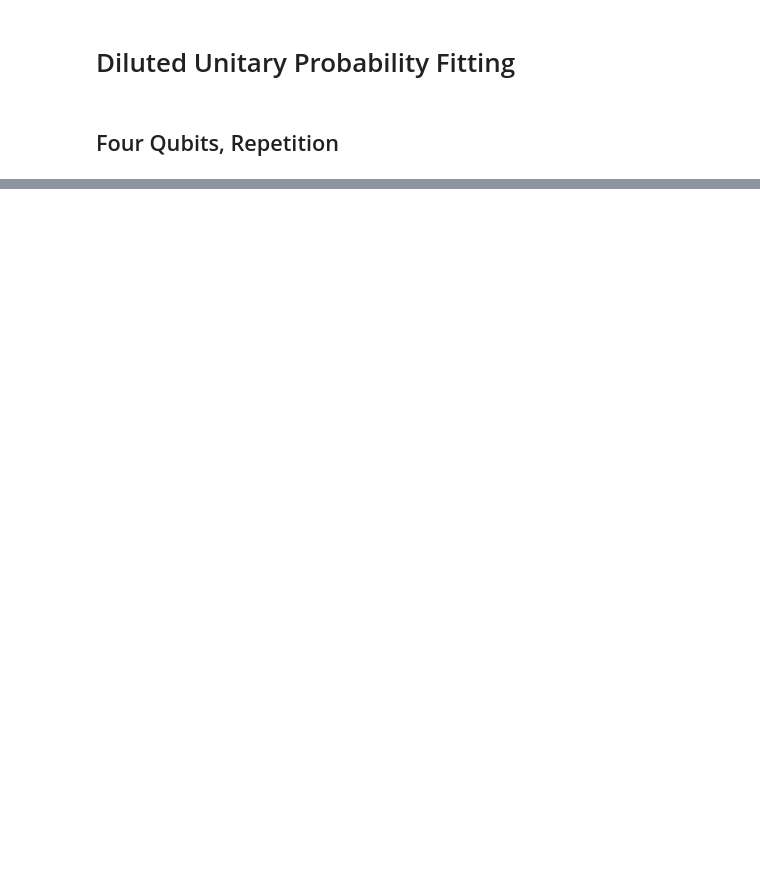
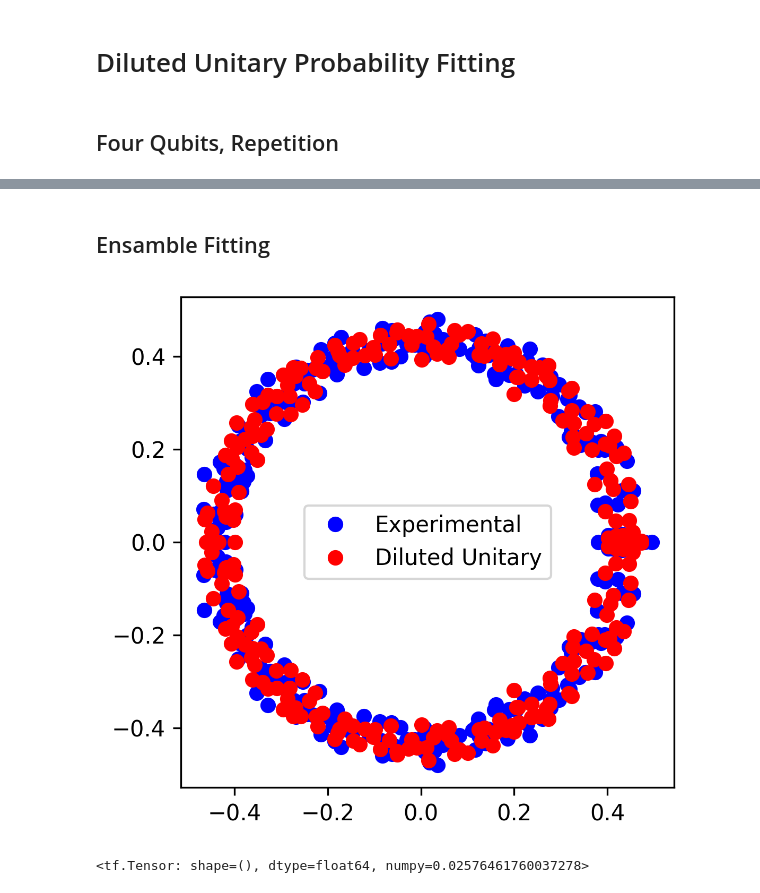
Before and after one commit to KristianWold/experimental-quantum-spectrum, a Jupyter notebook: notebooks/nisq_spectrum/diluted_unitary/Diluted Unitary Probability Fitting.ipynb, the cells around one changed output, grey strips where cells are left out. Cells and saved outputs as stored; diff of their text form; code cells hidden in the pictures; blank space fills up the shorter version.

Commit message:
Add ensemble diluted unitary model

```diff
--- a/notebooks/nisq_spectrum/diluted_unitary/Diluted Unitary Probability Fitting.ipynb
+++ b/notebooks/nisq_spectrum/diluted_unitary/Diluted Unitary Probability Fitting.ipynb
@@ -193,0 +161,2 @@ channel_fidelity(model1.channel, model.channel)
+# %% [markdown]
+## Ensamble Fitting
@@ -193,0 +184,44 @@ channel_fidelity(model1.channel, model.channel)
+# %%
+n = 4
+d = 2**n
+
+path1 = "../../../data/"
+path2 = "data/"
+
+[model1, model2, model3, model4, model5] = loader(path1 + "belem_4qubit_repeated.model")
+
+spectrum1 = channel_spectrum(model1.channel, keep_unity=False)
+spectrum2 = channel_spectrum(model2.channel, keep_unity=False)
+spectrum3 = channel_spectrum(model3.channel, keep_unity=False)
+spectrum4 = channel_spectrum(model4.channel, keep_unity=False)
+
+inputs, targets, _, _ = loader(path1 + "belem_4qubits_8layers_fixTopology0")
+# %%
+np.random.seed(42)
+np.random.seed(42)
+tf.random.set_seed(42)
+
+ensamble_diluted_unitary = EnsambleDilutedUnitary(d = d,
+                                                  c = 1 - 0.5659543898032584,
+                                                  rank = 10,
+                                                  samples = 1,
+                                                  spam = model1.channel.spam)
+
+model = ModelQuantumMap(channel = ensamble_diluted_unitary,
+                        loss_function = EnsambleProbabilityMSE(),
+                        optimizer = tf.keras.optimizers.Adam(learning_rate=0.01),
+                        logger = Logger(sample_freq = 10, loss_function = EnsambleProbabilityMSE()))
+# %%
+spectrum_model = channel_spectrum(model.channel.ensamble[0], keep_unity=False)
+
+fig = plt.figure(figsize=(4,4), dpi = 300, facecolor='w', edgecolor='k')
+
+plt.plot(spectrum1[:,0], spectrum1[:,1], "bo")
+plt.plot(spectrum_model[:,0], spectrum_model[:,1], "ro")
+plt.legend(["Experimental", "Diluted Unitary"])
+plt.show()
+
+channel_fidelity(model1.channel, model.channel.ensamble[0])
+# %% [output]
+[figure, added]
+<tf.Tensor: shape=(), dtype=float64, numpy=0.02576461760037278>
```
Also changed, not shown: parts of 29 cells of this notebook, 2 other files.
